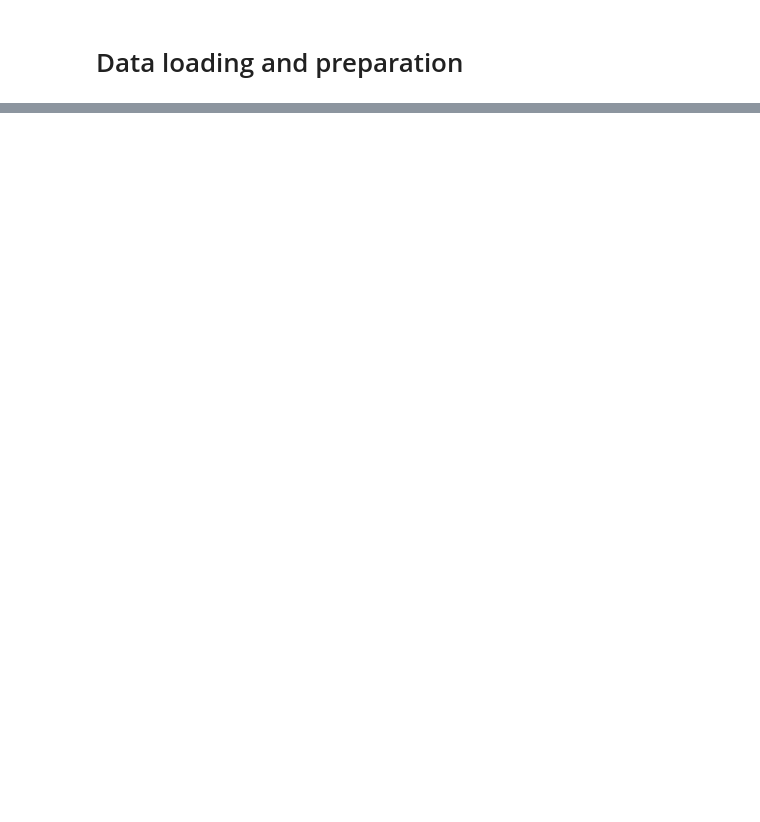
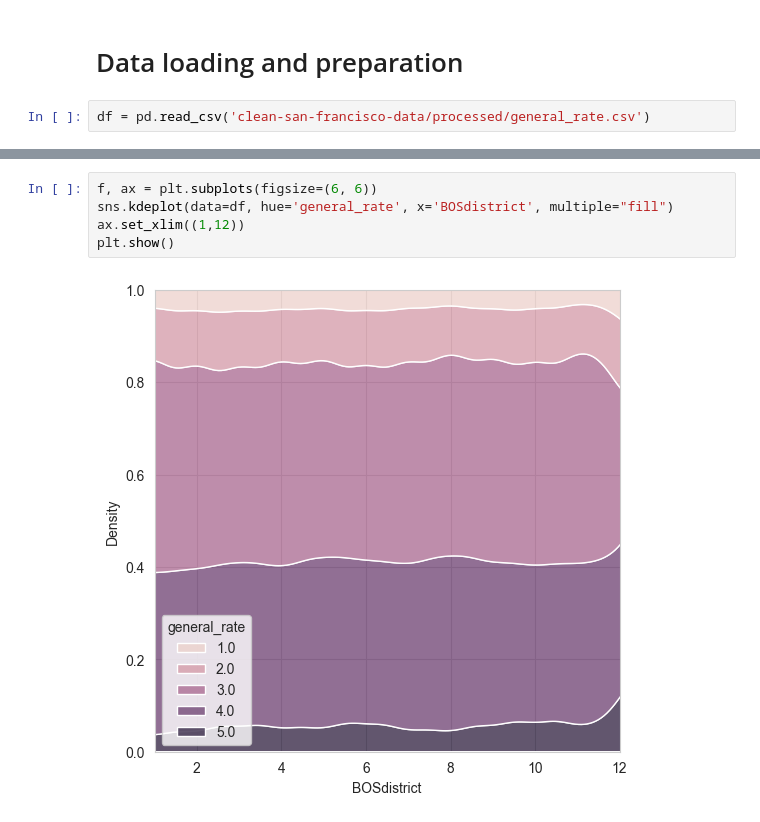
Before and after one commit to hs3city/surveypie, a Jupyter notebook: dev-notebooks/coefficient-of-variation.ipynb, the cells around one changed output, grey strips where cells are left out. Saved outputs shown, nothing was run; the diff lists cells and outputs as text; blank space fills up the shorter version.

```diff
--- a/dev-notebooks/coefficient-of-variation.ipynb
+++ b/dev-notebooks/coefficient-of-variation.ipynb
@@ -15,5 +57,7 @@
 # %% [markdown]
 # Data loading and preparation
+# %%
+df = pd.read_csv('clean-san-francisco-data/processed/general_rate.csv')
 # %% [markdown]
 ### Data exploration
 
@@ -22,0 +79,7 @@
+# %%
+f, ax = plt.subplots(figsize=(6, 6))
+sns.kdeplot(data=df, hue='general_rate', x='BOSdistrict', multiple="fill")
+ax.set_xlim((1,12))
+plt.show()
+# %% [output]
+[figure, added]
```
Also changed, not shown: parts of 10 cells of this notebook, 1 other file.
